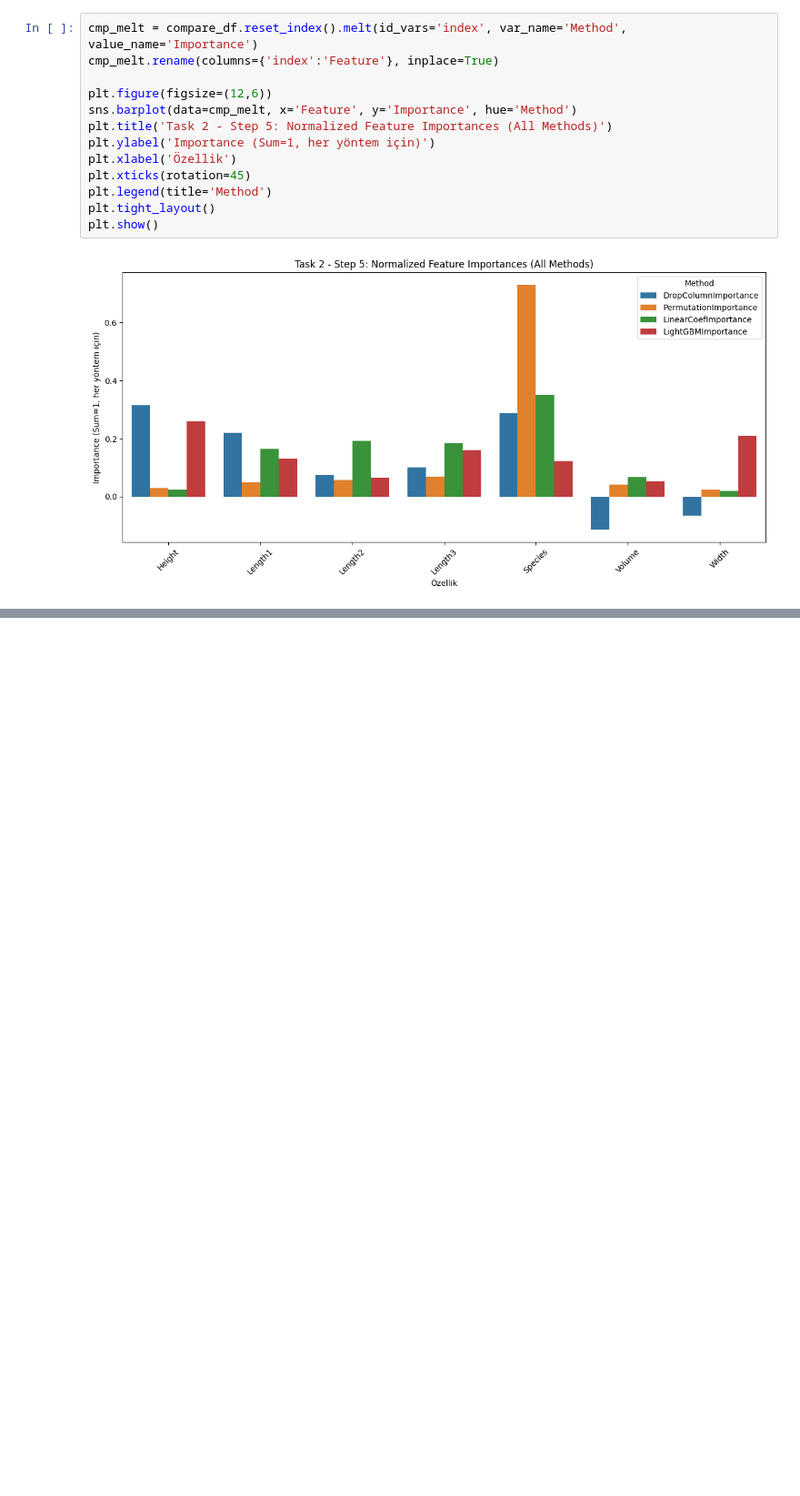
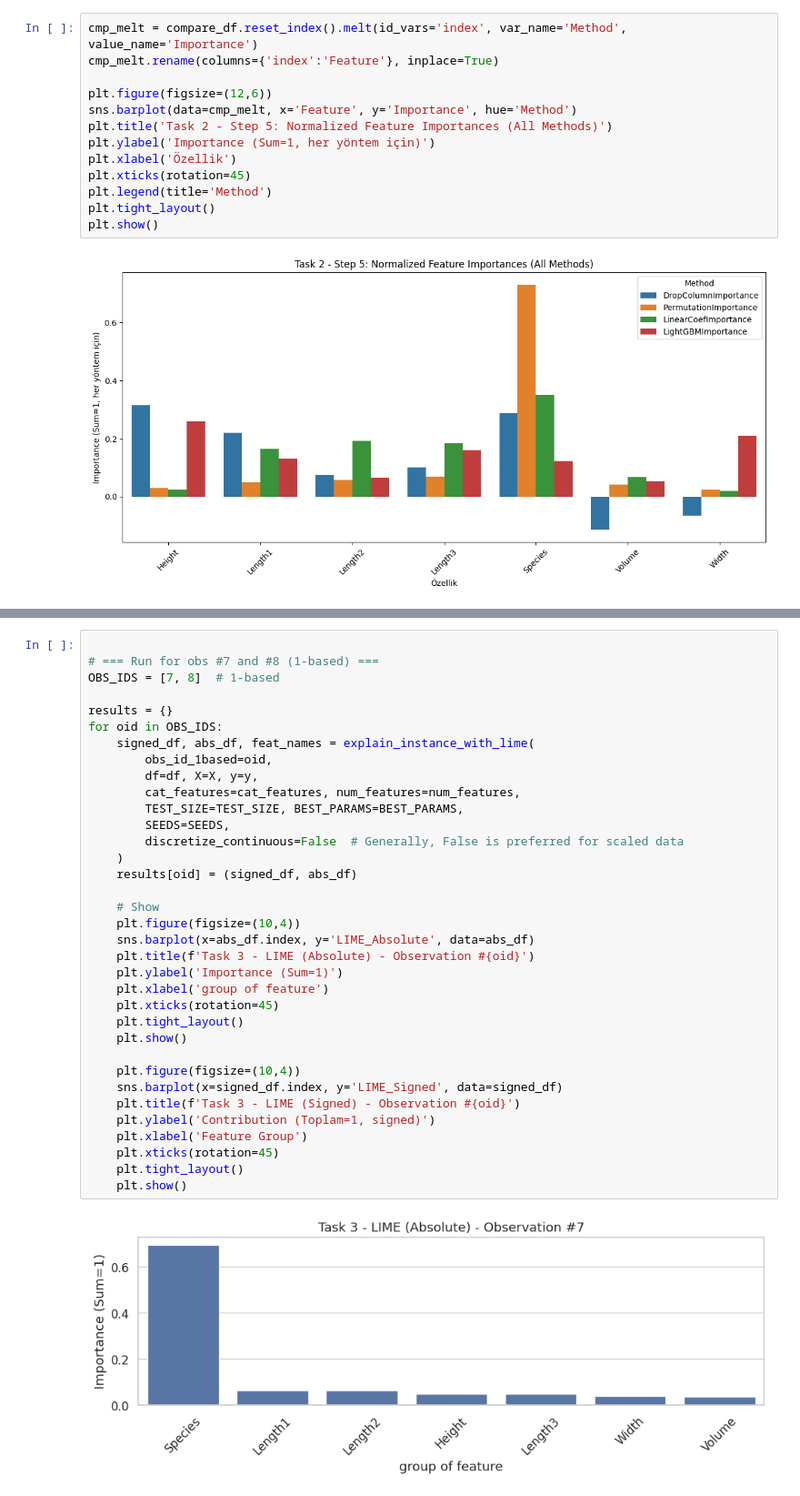
Before and after one commit to fehimecapar/Data-Science-For-Decision-Support, a Jupyter notebook: regression_nn.ipynb, the cells around one changed output, grey strips where cells are left out. Shown at 91% size. Cells and saved outputs as stored; diff of their text form; blank space fills up the shorter version.

```diff
--- a/regression_nn.ipynb
+++ b/regression_nn.ipynb
@@ -677,0 +801,37 @@ plt.show()
+# %%
+
+# === Run for obs #7 and #8 (1-based) ===
+OBS_IDS = [7, 8]  # 1-based
+
+results = {}
+for oid in OBS_IDS:
+    signed_df, abs_df, feat_names = explain_instance_with_lime(
+        obs_id_1based=oid,
+        df=df, X=X, y=y,
+        cat_features=cat_features, num_features=num_features,
+        TEST_SIZE=TEST_SIZE, BEST_PARAMS=BEST_PARAMS,
+        SEEDS=SEEDS,
+        discretize_continuous=False  # Generally, False is preferred for scaled data
+    )
+    results[oid] = (signed_df, abs_df)
+
+    # Show
+    plt.figure(figsize=(10,4))
+    sns.barplot(x=abs_df.index, y='LIME_Absolute', data=abs_df)
+    plt.title(f'Task 3 - LIME (Absolute) - Observation #{oid}')
+    plt.ylabel('Importance (Sum=1)')
+    plt.xlabel('group of feature')
+    plt.xticks(rotation=45)
+    plt.tight_layout()
+    plt.show()
+
+    plt.figure(figsize=(10,4))
+    sns.barplot(x=signed_df.index, y='LIME_Signed', data=signed_df)
+    plt.title(f'Task 3 - LIME (Signed) - Observation #{oid}')
+    plt.ylabel('Contribution (Toplam=1, signed)')
+    plt.xlabel('Feature Group')
+    plt.xticks(rotation=45)
+    plt.tight_layout()
+    plt.show()
+# %% [output]
+[figure, added]
```
Also changed, not shown: parts of 6 cells of this notebook.
